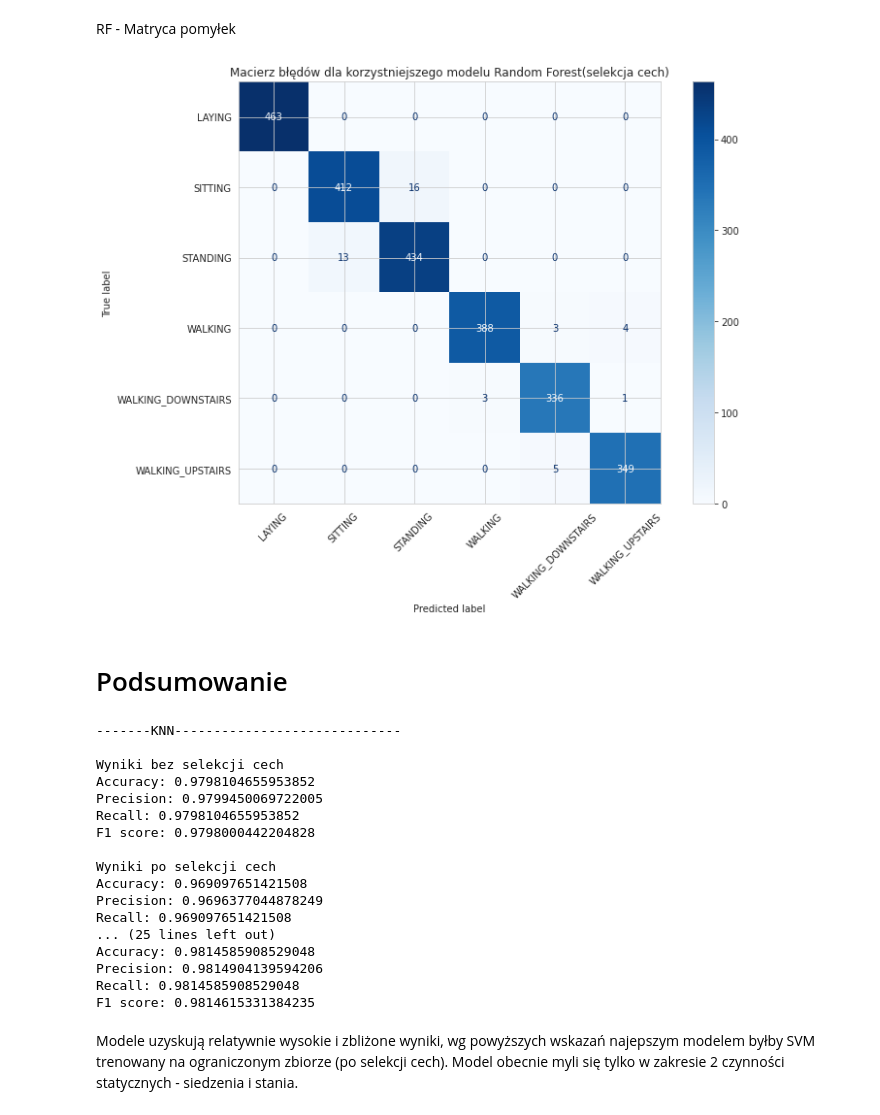
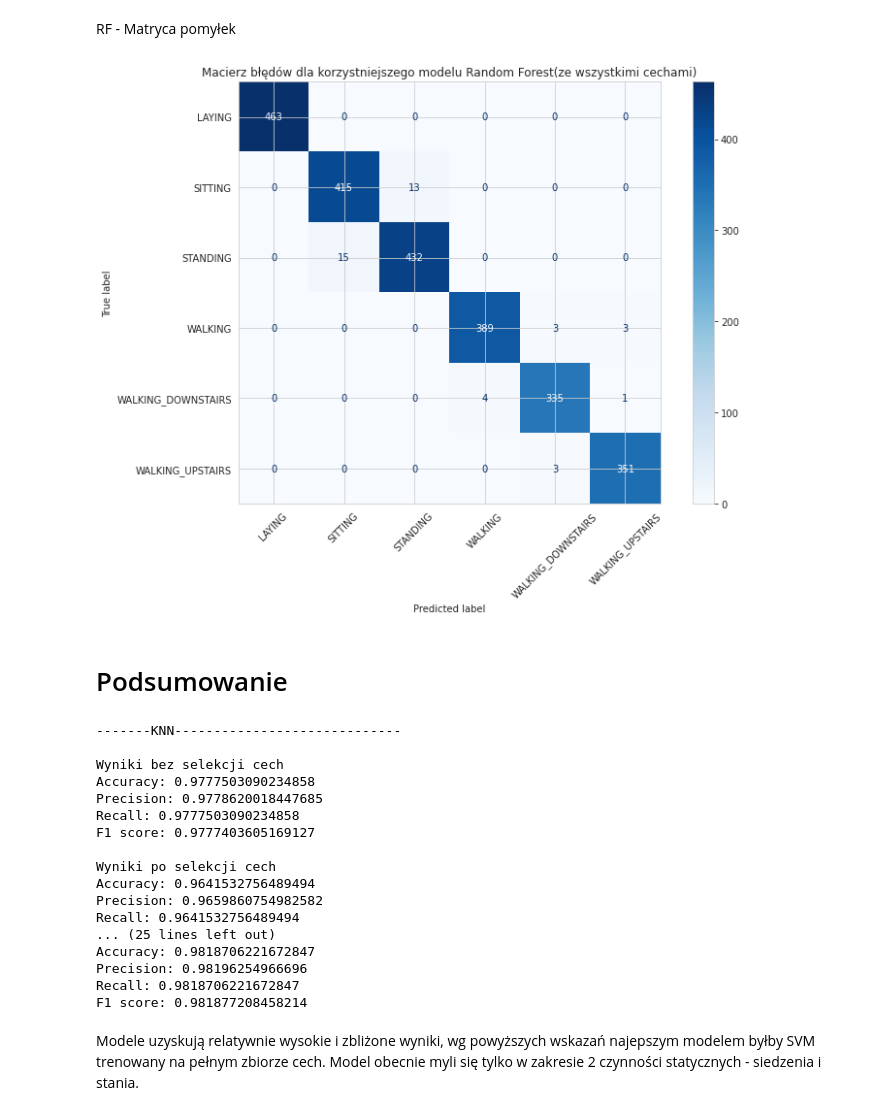
Before and after one commit to MarekSroka/SDA_projekty, a Jupyter notebook: Activity_type_project.ipynb, the cells around one changed output. Saved outputs shown, nothing was run; the diff lists cells and outputs as text; code cells hidden in the pictures.

```diff
--- a/Activity_type_project.ipynb
+++ b/Activity_type_project.ipynb
@@ -263,9 +300,9 @@ grid_search = HalvingGridSearchCV(
 # %%
 # Split 1
-grid_search.fit(X1_train,y1_train)
-knn_model_split1 = grid_search.best_estimator_
+grid_search1.fit(X1_train,y1_train)
+knn_model_split1 = grid_search1.best_estimator_
 
 # Split 2
-grid_search.fit(X2_train,y2_train)
-knn_model_split2 = grid_search.best_estimator_
+grid_search2.fit(X2_train,y2_train)
+knn_model_split2 = grid_search2.best_estimator_
 # %% [output]
@@ -476,0 +513,2 @@ dict_keys(['memory', 'steps', 'verbose', 'preprocessor', 'SVM', 'preprocessor__n
+# %%
+rf_model = RandomForestClassifier()
@@ -477,19 +519,22 @@ dict_keys(['memory', 'steps', 'verbose', 'preprocessor', 'SVM', 'preprocessor__n
 # %%
+# 1. strojenie parametrów dla wszsytkich cech
+
 param = {
-    'RFC__bootstrap': [True],
-    'RFC__max_depth': [40, 50, 60],
-    'RFC__min_samples_leaf': [2, 3, 4],
-    'RFC__min_samples_split': [10, 12, 14],
-    'RFC__n_estimators': [160, 200, 240],
-    'RFC__criterion' :['gini', 'entropy']
+    'bootstrap': [True],
+    'max_depth': [120, 140, 150],
+    'min_samples_leaf': [1],
+    'min_samples_split': [12],
+    'n_estimators': [200],
+    'criterion' :['gini', 'entropy']
 }
 
-RFC_gridsearch = HalvingRandomSearchCV(pipeline,
-                                       param,
+RFC_gridsearch = HalvingGridSearchCV(  estimator = rf_model,
+                                       param_grid = param,
                                        scoring='f1_macro',
-                                       cv=15,
+                                       cv=10,
                                        verbose=10,
-                                       n_jobs=-1)
+                                       n_jobs=-1,
+                                       random_state=2022)
 
 RFC_gridsearch.fit(X1_train, y1_train)
 print('\nBest hyperparameter:', RFC_gridsearch.best_params_)
@@ -563,13 +629,13 @@ F1 score: 0.9814615331384235
 RF - Matryca pomyłek
 # %%
 fig, ax = plt.subplots(figsize=(12, 8))
-metrics.plot_confusion_matrix(rf_model_split2, X2_test, y2_test,
+metrics.plot_confusion_matrix(rf_model_split1, X1_test, y1_test,
                               cmap=plt.cm.Blues, normalize=None, ax=ax)
 ax.tick_params(axis='x', rotation=45)
-plt.title(f'Macierz błędów dla korzystniejszego modelu Random Forest(selekcja cech)')
+plt.title(f'Macierz błędów dla korzystniejszego modelu Random Forest(ze wszystkimi cechami)')
 plt.show()
 # %% [output]
-[figure, old version]
+[figure, new version]
 # %% [markdown]
 # Podsumowanie
 # %%
@@ -581,14 +647,14 @@ clasiffication_metrics_multiclass(y2_test,y_pred_split2)
 print()
 
 print('-------SVM-----------------------------\n')
-print('Wyniki na całym zbiorze treningowym')
+print('Wyniki na całym zbiorze cech')
 clasiffication_metrics_multiclass(y1_test, y_pred_svm_split1)
 print('\nWyniki po selekcji cech')
 clasiffication_metrics_multiclass(y2_test, y_pred_svm_split2)
 
 print()
 print('------RANDOM FOREST-------------------\n')
-print('Wyniki na całym zbiorze treningowym')
+print('Wyniki na całym zbiorze cech')
 clasiffication_metrics_multiclass(y1_test, y_pred_rf_split1)
 print('\nWyniki po selekcji cech')
 clasiffication_metrics_multiclass(y2_test, y_pred_rf_split2)
@@ -596,21 +662,21 @@ clasiffication_metrics_multiclass(y2_test, y_pred_rf_split2)
 -------KNN-----------------------------
 
 Wyniki bez selekcji cech
-Accuracy: 0.9798104655953852
-Precision: 0.9799450069722005
-Recall: 0.9798104655953852
-F1 score: 0.9798000442204828
+Accuracy: 0.9777503090234858
+Precision: 0.9778620018447685
+Recall: 0.9777503090234858
+F1 score: 0.9777403605169127
 
 Wyniki po selekcji cech
-Accuracy: 0.969097651421508
-Precision: 0.9696377044878249
-Recall: 0.969097651421508
+Accuracy: 0.9641532756489494
+Precision: 0.9659860754982582
+Recall: 0.9641532756489494
 ... (25 lines left out)
-Accuracy: 0.9814585908529048
-Precision: 0.9814904139594206
-Recall: 0.9814585908529048
-F1 score: 0.9814615331384235
+Accuracy: 0.9818706221672847
+Precision: 0.98196254966696
+Recall: 0.9818706221672847
+F1 score: 0.981877208458214
 # %% [markdown]
-Modele uzyskują relatywnie wysokie i zbliżone wyniki, wg powyższych wskazań najepszym modelem byłby SVM trenowany na ograniczonym zbiorze (po selekcji cech). Model obecnie myli się tylko w zakresie 2 czynności statycznych - siedzenia i stania.
+Modele uzyskują relatywnie wysokie i zbliżone wyniki, wg powyższych wskazań najepszym modelem byłby SVM trenowany na pełnym zbiorze cech. Model obecnie myli się tylko w zakresie 2 czynności statycznych - siedzenia i stania.
 # %%
 fig, ax = plt.subplots(figsize=(12, 8))
```
Also changed, not shown: parts of 28 cells of this notebook.
